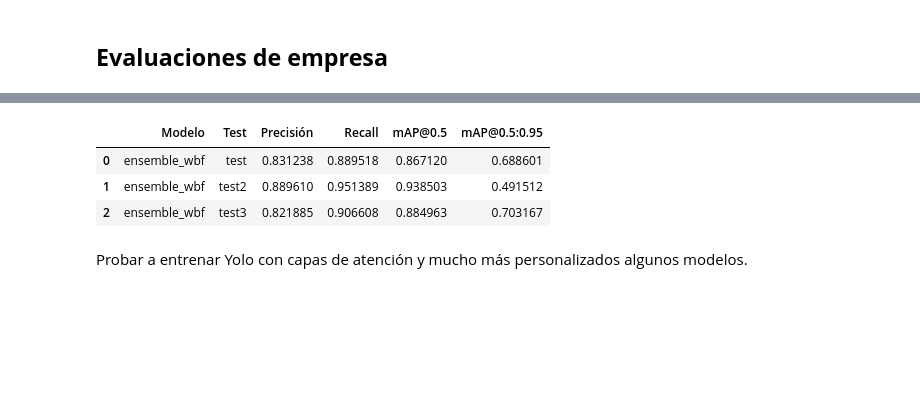
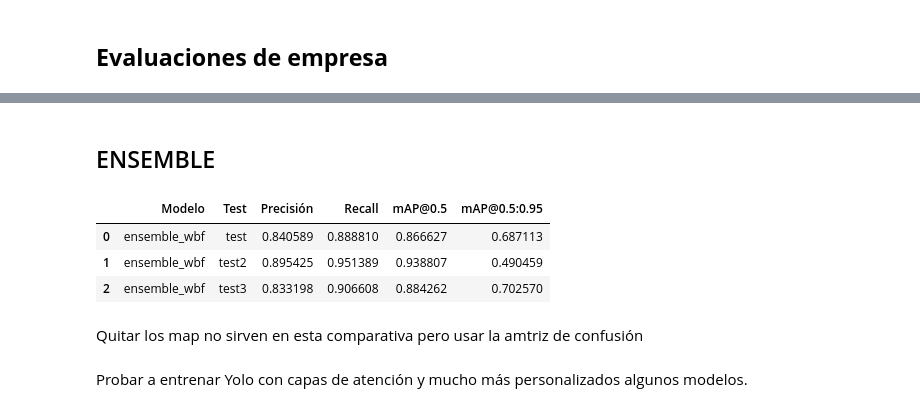
Before and after one commit to AigarciabFabero/TFM, a Jupyter notebook: 04.Codigo/YolovX.ipynb, the cells around one changed output, grey strips where cells are left out. Cells and saved outputs as stored; diff of their text form; code cells hidden in the pictures; blank space fills up the shorter version.

Commit message:
yolov10s OK

```diff
--- a/04.Codigo/YolovX.ipynb
+++ b/04.Codigo/YolovX.ipynb
@@ -465,5 +323,7 @@ display(df)
 | 13 | yolov11s | test3 | 0.855141 | 0.873786 | 0.935060 | 0.698408 |
 | 14 | yolov12s | test3 | 0.836215 | 0.821145 | 0.922108 | 0.722611 |
+# %% [markdown]
+## ENSEMBLE
 # %%
 # === Ensemble: Concat+NMS y Weighted Boxes Fusion (WBF) y evaluación en test, test2, test3 ===
 # Requiere: pip install ensemble-boxes (solo para WBF)
@@ -487,16 +347,16 @@ except ImportError:
 ensemble_model_paths = {
     "yolov12s": config.final_model_path["yolov12s"],
     "yolov11s": config.final_model_path["yolov11s"],
-    "yolov8s":  config.final_model_path["yolov8s"],
+    "yolov10s":  config.final_model_path["yolov8s"],
 }
 
 base_models = {k: YOLO(p) for k,p in ensemble_model_paths.items()}
 
 # Pesos (puedes ajustarlos usando mAP@0.5:0.95 de validación)
 model_weights = {
-    "yolov12s": 1.0,
-    "yolov11s": 0.7,
-    "yolov8s":  0.7
+    "yolov12s": 0.8,
+    "yolov11s": 0.4,
+    "yolov10s":  0.75
 }
 
 # Utilidades
@@ -792,7 +652,7 @@ def evaluate_ensemble(split, method="concat_nms", imgsz=config.IMGSZ):
         if method == "concat_nms":
             dets = ensemble_concat_nms(str(img_path), imgsz=imgsz, iou_thr=0.60, conf_thr=0.2)
         elif method == "wbf":
-            dets = ensemble_wbf(str(img_path), imgsz=imgsz, iou_thr=0.70, skip_box_thr=0.3)
+            dets = ensemble_wbf(str(img_path), imgsz=imgsz, iou_thr=0.50, skip_box_thr=0.3)
         else:
             dets = np.zeros((0,6))
 
@@ -800,36 +660,38 @@ def evaluate_ensemble(split, method="concat_nms", imgsz=config.IMGSZ):
         preds_all.append(dets if dets.size else np.zeros((0,6)))
     metrics = compute_metrics(preds_all, gts_all)
     return metrics
 
 test_splits = ["test","test2","test3"]
 ensemble_results = []
 for split in test_splits:
     # m1 = evaluate_ensemble(split, method="concat_nms")
     # ensemble_results.append({
     #     "Modelo": "ensemble_concat_nms",
     #     "Test": split,
     #     "Precisión": m1["mp"],
     #     "Recall": m1["mr"],
     #     "mAP@0.5": m1["map50"],
     #     "mAP@0.5:0.95": m1["map"]
     # })
     m2 = evaluate_ensemble(split, method="wbf")
     ensemble_results.append({
         "Modelo": "ensemble_wbf",
         "Test": split,
         "Precisión": m2["mp"],
         "Recall": m2["mr"],
         "mAP@0.5": m2["map50"],
         "mAP@0.5:0.95": m2["map"]
     })
 
 df_ensemble = pd.DataFrame(ensemble_results)
 display(df_ensemble)
 # %% [output]
 |  | Modelo | Test | Precisión | Recall | mAP@0.5 | mAP@0.5:0.95 |
-| 0 | ensemble_wbf | test | 0.831238 | 0.889518 | 0.867120 | 0.688601 |
-| 1 | ensemble_wbf | test2 | 0.889610 | 0.951389 | 0.938503 | 0.491512 |
-| 2 | ensemble_wbf | test3 | 0.821885 | 0.906608 | 0.884963 | 0.703167 |
+| 0 | ensemble_wbf | test | 0.840589 | 0.888810 | 0.866627 | 0.687113 |
+| 1 | ensemble_wbf | test2 | 0.895425 | 0.951389 | 0.938807 | 0.490459 |
+| 2 | ensemble_wbf | test3 | 0.833198 | 0.906608 | 0.884262 | 0.702570 |
+# %% [markdown]
+Quitar los map no sirven en esta comparativa pero usar la amtriz de confusión
 # %% [markdown]
 Probar a entrenar Yolo con capas de atención y mucho más personalizados algunos modelos.
 # %% [markdown]
```
Also changed, not shown: parts of 12 cells of this notebook, 7 other files.
